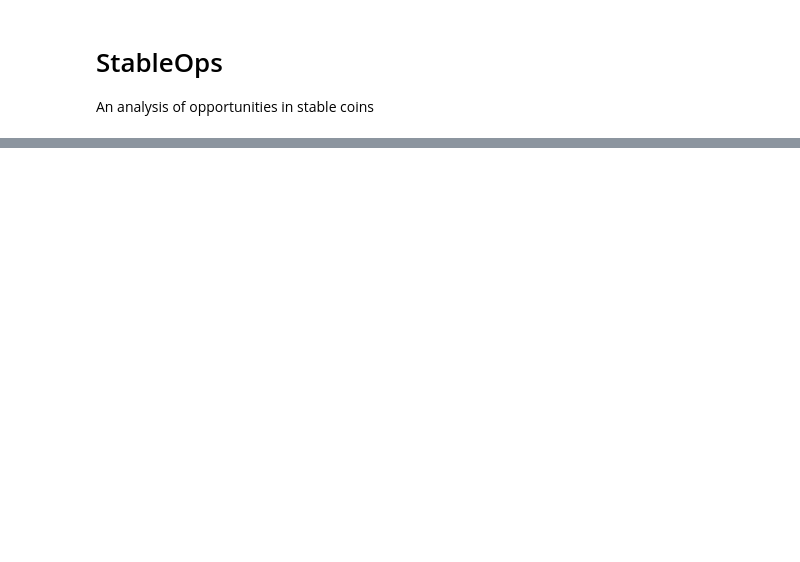
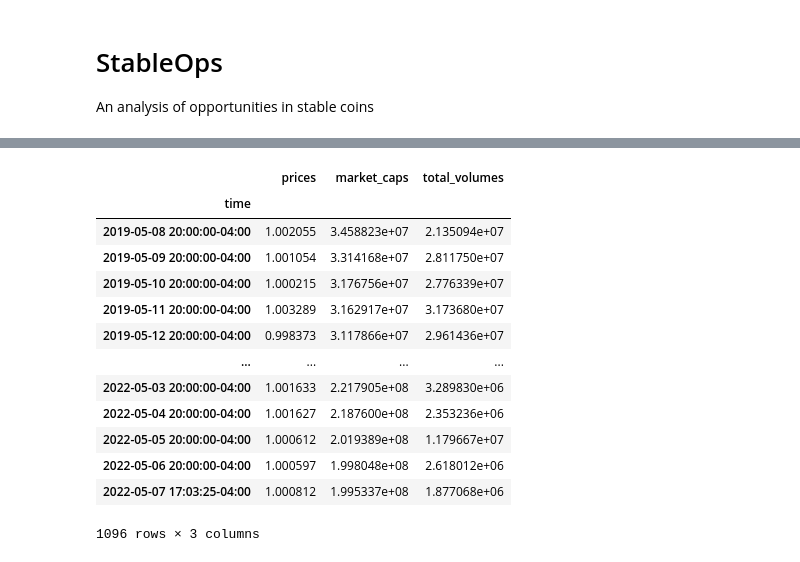
Before and after one commit to CAMPSMITH/StableOps, a Jupyter notebook: StableOps.ipynb, the cells around one changed output, grey strips where cells are left out. Saved outputs shown, nothing was run; the diff lists cells and outputs as text; code cells hidden in the pictures; blank space fills up the shorter version.

```diff
--- a/StableOps.ipynb
+++ b/StableOps.ipynb
@@ -122,6 +109,21 @@ display(USDC_df)
 # %%
 #Gemeni Dollar
 # %%
-GUSD_url = 'https://api.coingecko.com/api/v3/coins/gemini-dollar/market_chart?vs_currency=usd&days=730&interval=daily'
+GUSD_url = 'https://api.coingecko.com/api/v3/coins/gemini-dollar/market_chart?vs_currency=usd&days=1095&interval=daily'
 # %%
-GUSD = requests.get(GUSD_url).json()
+coin_gecko_cleaner(GUSD_url)
+# %% [output]
+|  | prices | market_caps | total_volumes |
+| time |  |  |  |
+| 2019-05-08 20:00:00-04:00 | 1.002055 | 3.458823e+07 | 2.135094e+07 |
+| 2019-05-09 20:00:00-04:00 | 1.001054 | 3.314168e+07 | 2.811750e+07 |
+| 2019-05-10 20:00:00-04:00 | 1.000215 | 3.176756e+07 | 2.776339e+07 |
+| 2019-05-11 20:00:00-04:00 | 1.003289 | 3.162917e+07 | 3.173680e+07 |
+| 2019-05-12 20:00:00-04:00 | 0.998373 | 3.117866e+07 | 2.961436e+07 |
+| ... | ... | ... | ... |
+| 2022-05-03 20:00:00-04:00 | 1.001633 | 2.217905e+08 | 3.289830e+06 |
+| 2022-05-04 20:00:00-04:00 | 1.001627 | 2.187600e+08 | 2.353236e+06 |
+| 2022-05-05 20:00:00-04:00 | 1.000612 | 2.019389e+08 | 1.179667e+07 |
+| 2022-05-06 20:00:00-04:00 | 1.000597 | 1.998048e+08 | 2.618012e+06 |
+| 2022-05-07 17:03:25-04:00 | 1.000812 | 1.995337e+08 | 1.877068e+06 |
+1096 rows × 3 columns
```
Also changed, not shown: parts of 38 cells of this notebook.
